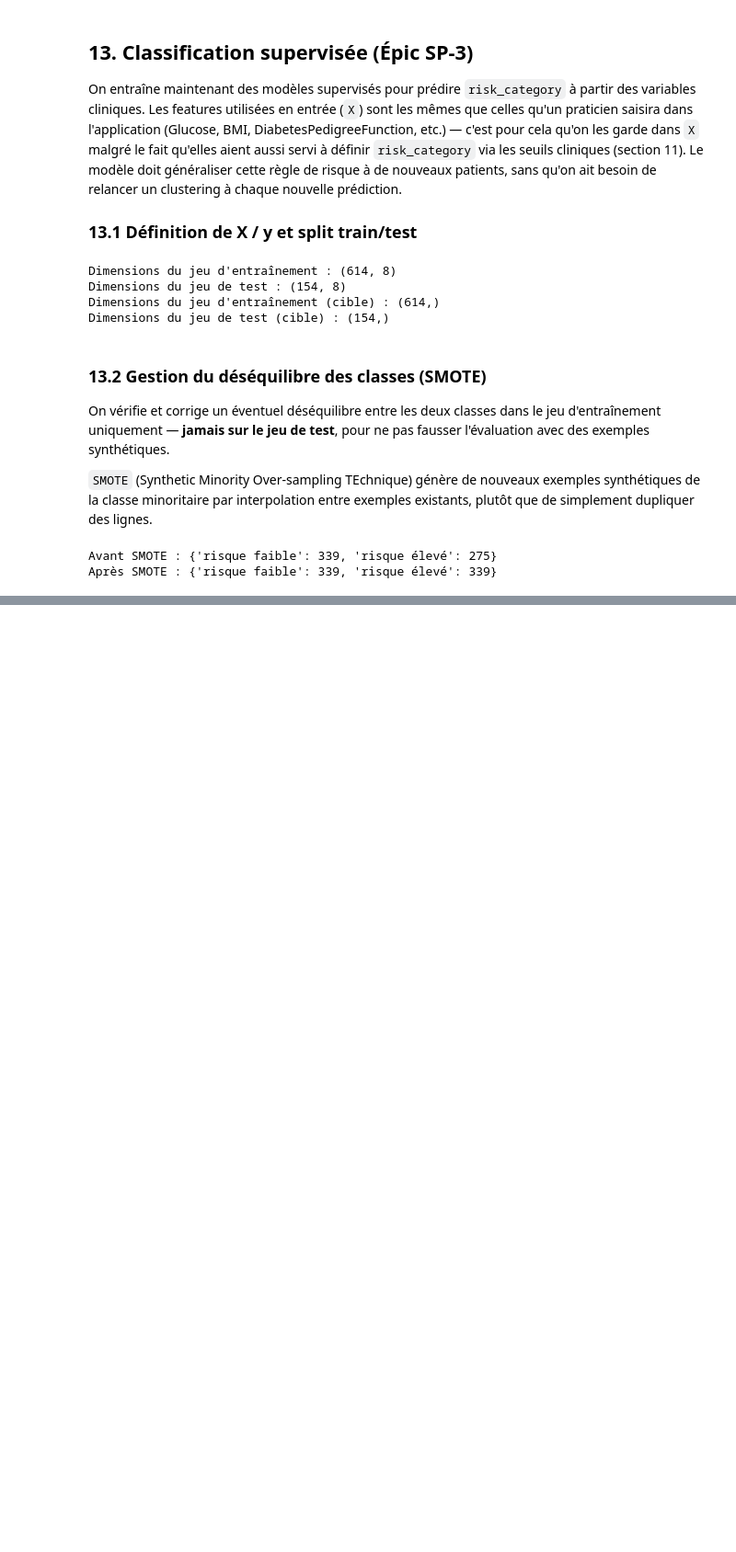
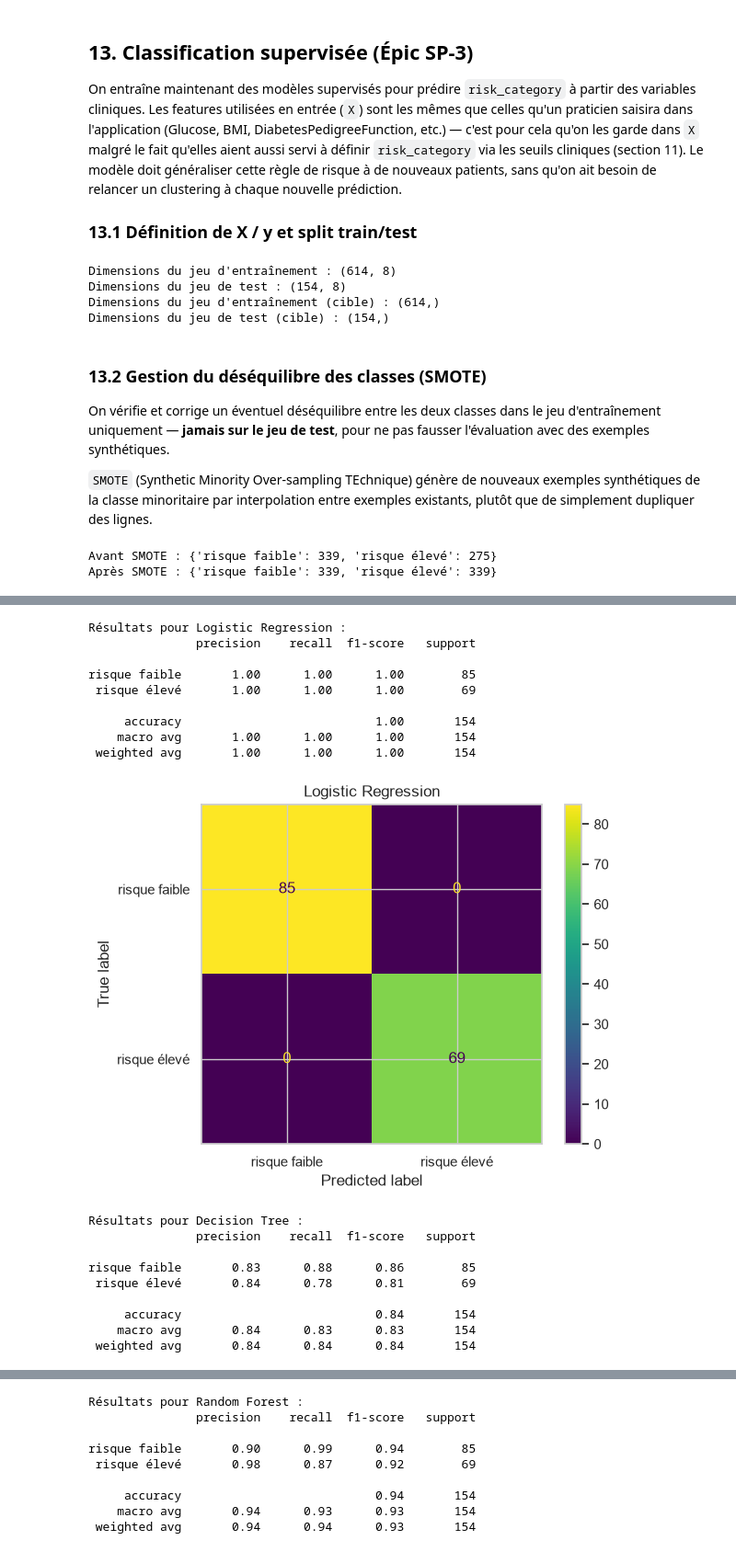
Before and after one commit to jerymy-k/SI-PRD, a Jupyter notebook: notebooks/main.ipynb, the cells around one changed output, grey strips where cells are left out. Shown at 92% size. Cells and saved outputs as stored; diff of their text form; code cells hidden in the pictures; blank space fills up the shorter version.

Commit message:
notebook: train and compare logistic regression, decision tree, random forest (SP-19)

```diff
--- a/notebooks/main.ipynb
+++ b/notebooks/main.ipynb
@@ -542,0 +564,55 @@ Après SMOTE : {'risque faible': 339, 'risque élevé': 339}
+# %%
+from sklearn.linear_model import LogisticRegression
+from sklearn.tree import DecisionTreeClassifier
+from sklearn.ensemble import RandomForestClassifier
+from sklearn.metrics import classification_report, confusion_matrix, ConfusionMatrixDisplay
+
+models = {
+    'Logistic Regression': LogisticRegression(random_state=42, max_iter=10000),
+    'Decision Tree': DecisionTreeClassifier(random_state=42),
+    'Random Forest': RandomForestClassifier(random_state=42)
+}
+
+results = {}
+
+for model_name, model in models.items():
+    # Entraînement sur le train set rééquilibré (SMOTE)
+    model.fit(X_train_resampled, y_train_resampled)
+
+    # Évaluation sur le test set original (non rééchantillonné)
+    Y_pred = model.predict(X_test)
+
+    print(f"Résultats pour {model_name} :")
+    print(classification_report(y_test, Y_pred))
+
+    # Matrice de confusion : lignes = vraie classe, colonnes = classe prédite
+    cm = confusion_matrix(y_test, Y_pred, labels=model.classes_)
+    ConfusionMatrixDisplay(confusion_matrix=cm, display_labels=model.classes_).plot()
+    plt.title(model_name)
+    plt.show()
+
+    # On garde les résultats pour comparaison / tuning ultérieur (SP-20)
+    results[model_name] = {
+        'classification_report': classification_report(y_test, Y_pred, output_dict=True),
+        'confusion_matrix': cm
+    }
+# %% [output]
+Résultats pour Logistic Regression :
+               precision    recall  f1-score   support
+
+risque faible       1.00      1.00      1.00        85
+ risque élevé       1.00      1.00      1.00        69
+
+     accuracy                           1.00       154
+    macro avg       1.00      1.00      1.00       154
+ weighted avg       1.00      1.00      1.00       154
+[figure, added]
+Résultats pour Decision Tree :
+               precision    recall  f1-score   support
+
+risque faible       0.83      0.88      0.86        85
+ risque élevé       0.84      0.78      0.81        69
+
+     accuracy                           0.84       154
+    macro avg       0.84      0.83      0.83       154
+ weighted avg       0.84      0.84      0.84       154
@@ -542,0 +620,9 @@ Après SMOTE : {'risque faible': 339, 'risque élevé': 339}
+Résultats pour Random Forest :
+               precision    recall  f1-score   support
+
+risque faible       0.90      0.99      0.94        85
+ risque élevé       0.98      0.87      0.92        69
+
+     accuracy                           0.94       154
+    macro avg       0.94      0.93      0.93       154
+ weighted avg       0.94      0.94      0.93       154
```
Also changed, not shown: parts of 2 cells of this notebook.
